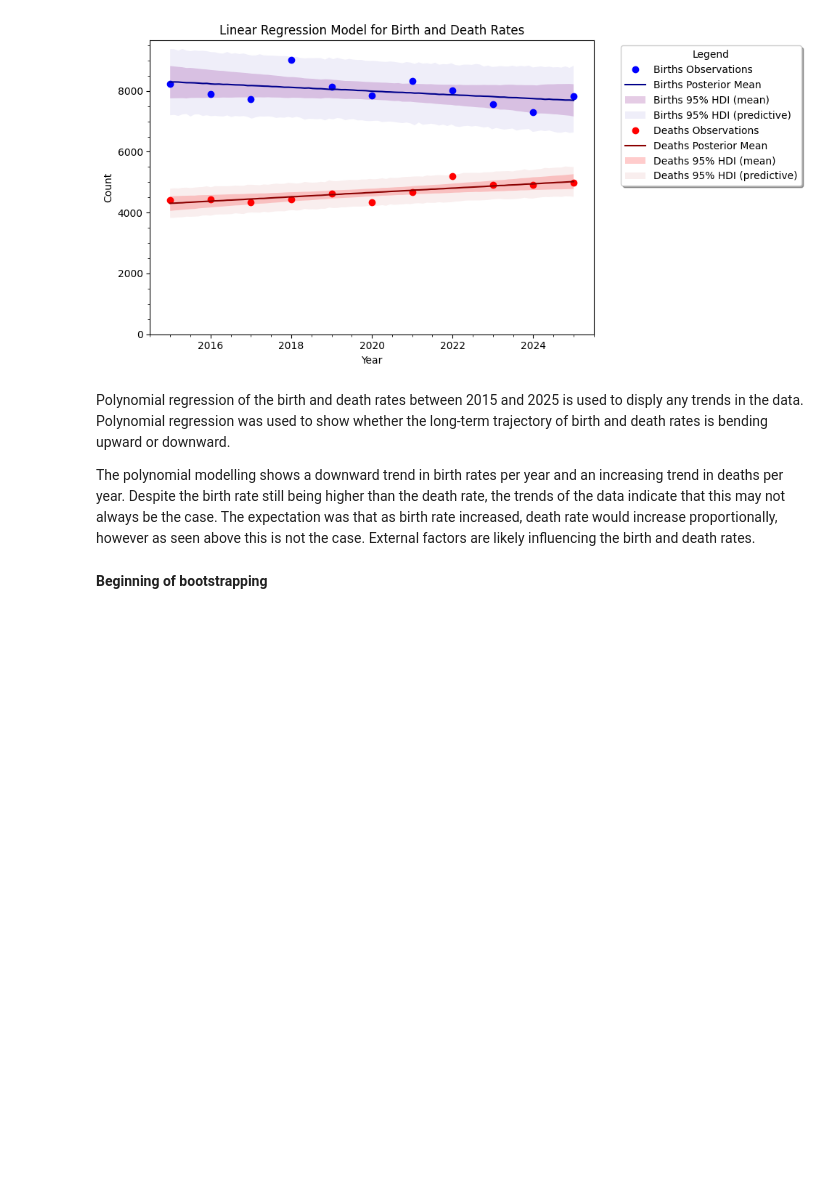
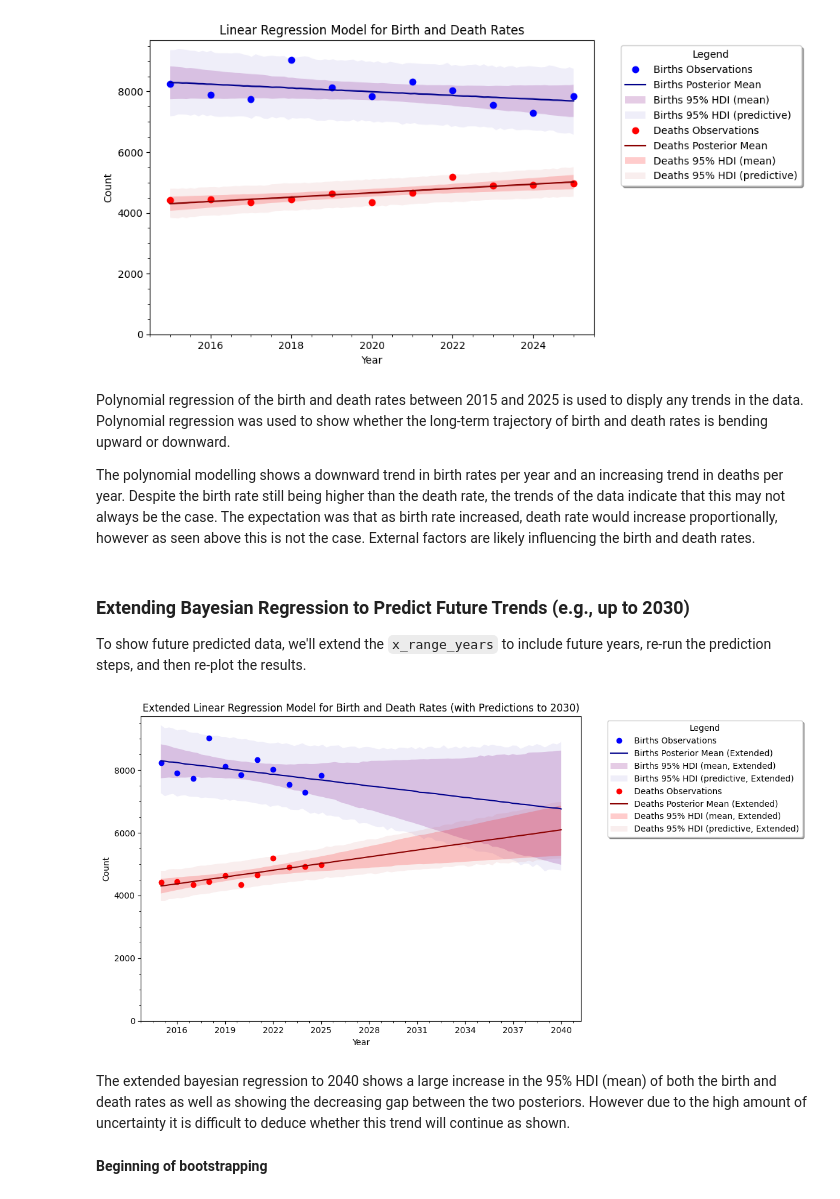
Before and after one commit to Leo05-u/EMSC2010_A3-Project-Notebook-Repository, a Jupyter notebook: EMSC2010_A3_Project_Notebook_&_Repository_u7447903.ipynb, the cells around one changed output. Drawn from its saved outputs; the diff is of its cells as text; code cells hidden in the pictures; blank space fills up the shorter version.

Commit message:
Committed copy with future projection and lined 95% confidence intervals on the bootstrap

```diff
--- a/EMSC2010_A3_Project_Notebook_&_Repository_u7447903.ipynb
+++ b/EMSC2010_A3_Project_Notebook_&_Repository_u7447903.ipynb
@@ -276,3 +276,7 @@ plt.show()
 Polynomial regression of the birth and death rates between 2015 and 2025 is used to disply any trends in the data. Polynomial regression was used to show whether the long‑term trajectory of birth and death rates is bending upward or downward.
 
 The polynomial modelling shows a downward trend in birth rates per year and an increasing trend in deaths per year. Despite the birth rate still being higher than the death rate, the trends of the data indicate that this may not always be the case. The expectation was that as birth rate increased, death rate would increase proportionally, however as seen above this is not the case. External factors are likely influencing the birth and death rates.
+# %% [markdown]
+### Extending Bayesian Regression to Predict Future Trends (e.g., up to 2030)
+
+To show future predicted data, we'll extend the `x_range_years` to include future years, re-run the prediction steps, and then re-plot the results.
@@ -279,3 +317,68 @@ The polynomial modelling shows a downward trend in birth rates per year and an i
+# %%
+# PLOT BOTH POSTERIOR FOR REGRESSION LINES AND THE OBSERVATIONS WITH EXTENDED PREDICTIONS
+plt.figure(figsize=(12, 6))
+
+# Births Plot
+plt.plot(average_yearly_births.index, average_yearly_births, 'o', color='blue', label='Births Observations')
+plt.plot(x_range_years_extended, posterior_mean_births_extended, color="darkblue", label='Births Posterior Mean (Extended)')
+plt.fill_between(
+    x_range_years_extended,
+    hdi_mean_births_extended[:, 0],
+    hdi_mean_births_extended[:, 1],
+    alpha=0.2,
+    color="purple",
+    label='Births 95% HDI (mean, Extended)',
+    edgecolor=None
+)
+plt.fill_between(
+    x_range_years_extended,
+    hdi_pps_births_extended[:, 0],
+    hdi_pps_births_extended[:, 1],
+    alpha=0.1,
+    color="slateblue",
+    label='Births 95% HDI (predictive, Extended)',
+    edgecolor=None
+)
+
+# Deaths Plot
+plt.plot(average_yearly_deaths.index, average_yearly_deaths, 'o', color='red', label='Deaths Observations')
+plt.plot(x_range_years_extended, posterior_mean_deaths_extended, color="darkred", label='Deaths Posterior Mean (Extended)')
+plt.fill_between(
+    x_range_years_extended,
+    hdi_mean_deaths_extended[:, 0],
+    hdi_mean_deaths_extended[:, 1],
+    alpha=0.2,
+    color="red",
+    label='Deaths 95% HDI (mean, Extended)',
+    edgecolor=None
+)
+plt.fill_between(
+    x_range_years_extended,
+    hdi_pps_deaths_extended[:, 0],
+    hdi_pps_deaths_extended[:, 1],
+    alpha=0.1,
+    color="indianred",
+    label='Deaths 95% HDI (predictive, Extended)',
+    edgecolor=None
+)
+
+# LABELS & TITLES
+plt.legend(bbox_to_anchor=(1.05, 1), loc='upper left', shadow=True, title='Legend')
+plt.minorticks_on()
+plt.xlabel("Year")
+plt.ylabel("Count")
+plt.title("Extended Linear Regression Model for Birth and Death Rates (with Predictions to 2030)")
+plt.gca().xaxis.set_major_locator(MaxNLocator(integer=True))
+
+# Restrict the y-axis to show only non-negative counts
+ax = plt.gca()
+ax.set_ylim(bottom=0)
+plt.tight_layout()
+plt.show()
+# %% [output]
+[figure, added]
+# %% [markdown]
+The extended bayesian regression to 2040 shows a large increase in the 95% HDI (mean) of both the birth and death rates as well as showing the decreasing gap between the two posteriors. However due to the high amount of uncertainty it is difficult to deduce whether this trend will continue as shown.
 # %% [markdown]
 **Beginning of bootstrapping**
 # %%
```
Also changed, not shown: parts of 10 cells of this notebook.
